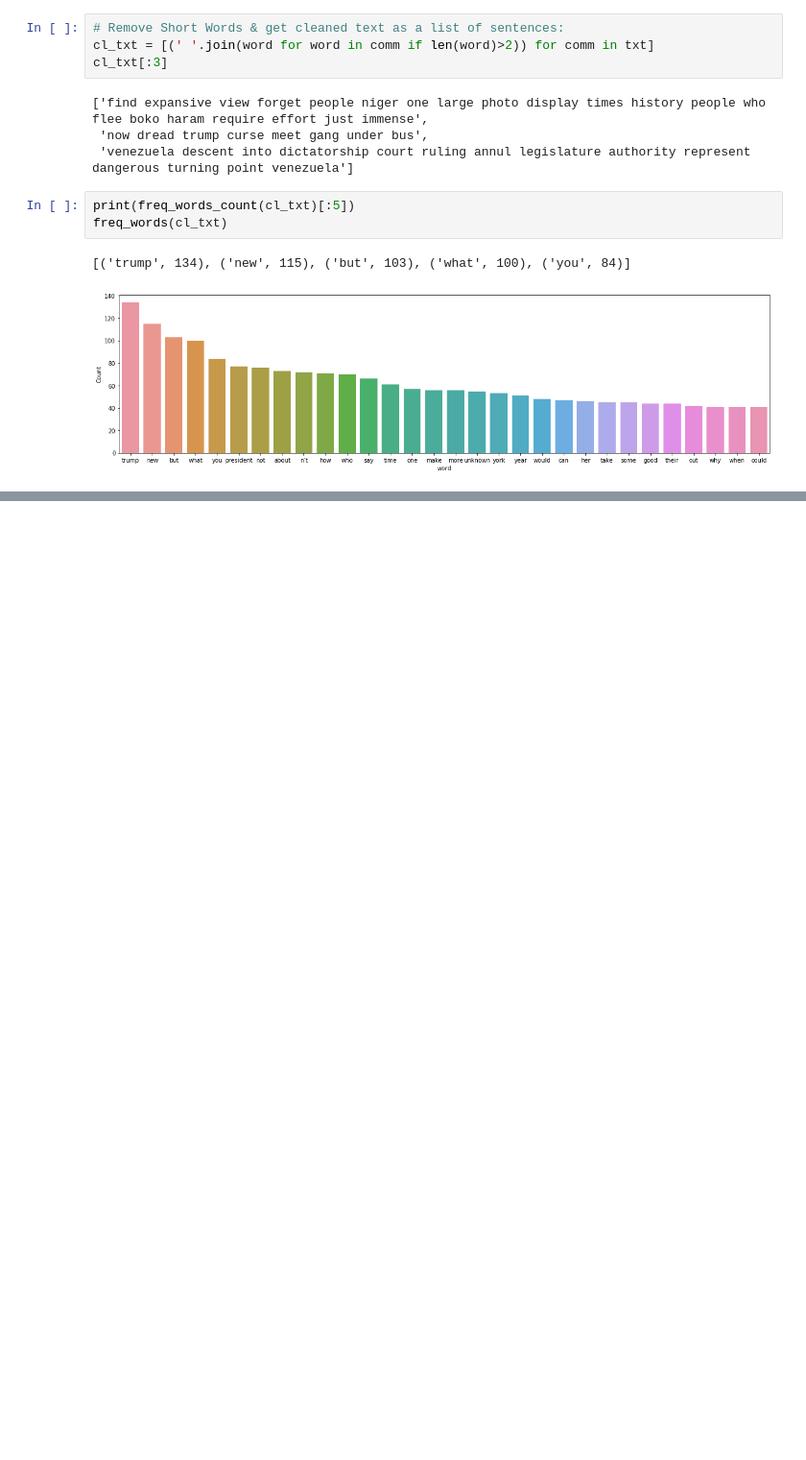
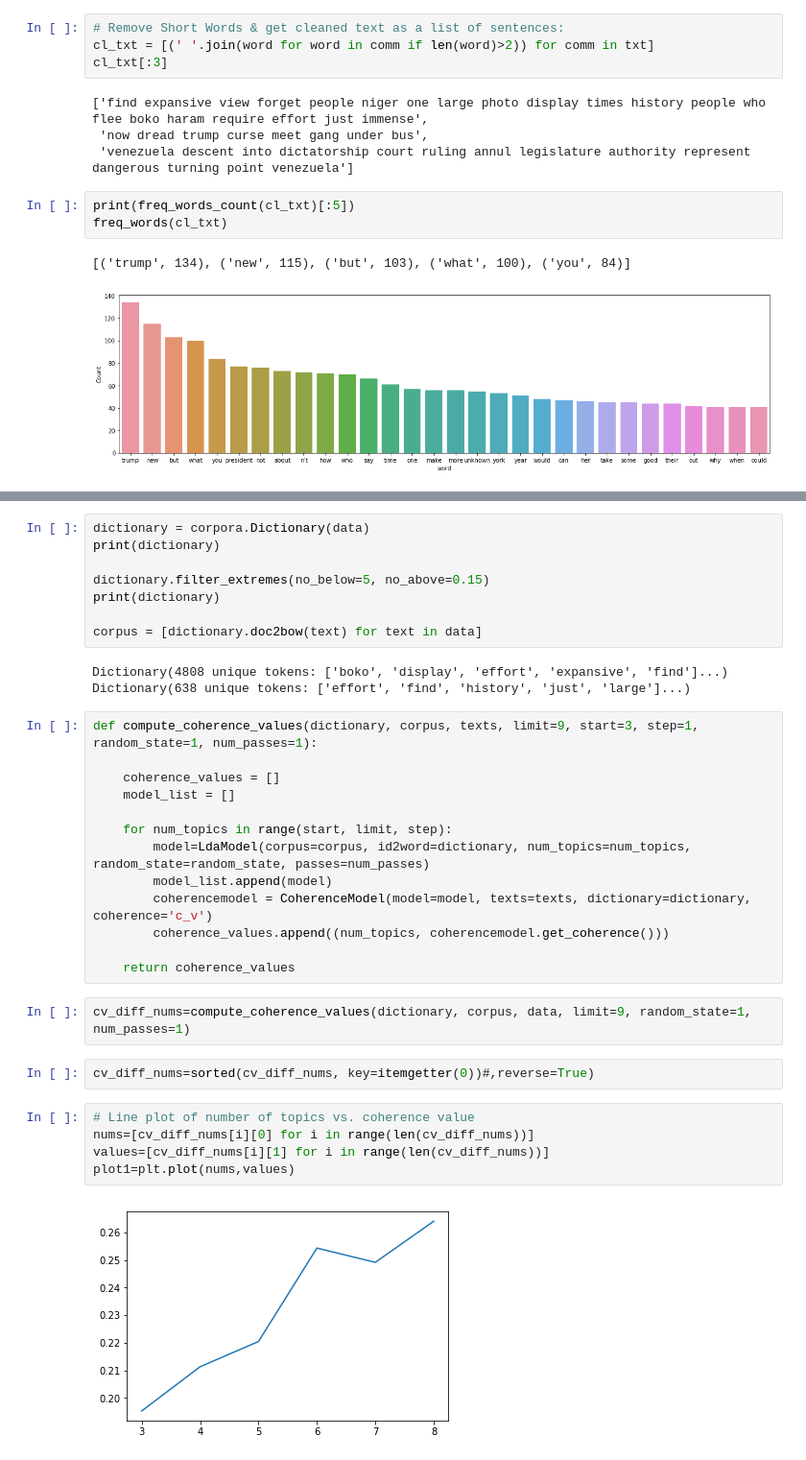
Before and after one commit to atul6876/NYT_Topic_Modeling, a Jupyter notebook: NewYorkTimes_Topic_Modeling.ipynb, the cells around one changed output, grey strips where cells are left out. Shown: that part at 96% size. Cells and saved outputs as stored; diff of their text form; blank space fills up the shorter version.

```diff
--- a/NewYorkTimes_Topic_Modeling.ipynb
+++ b/NewYorkTimes_Topic_Modeling.ipynb
@@ -223,0 +239,35 @@ freq_words(cl_txt)
+# %%
+dictionary = corpora.Dictionary(data)
+print(dictionary)
+
+dictionary.filter_extremes(no_below=5, no_above=0.15)
+print(dictionary)
+
+corpus = [dictionary.doc2bow(text) for text in data]
+# %% [output]
+Dictionary(4808 unique tokens: ['boko', 'display', 'effort', 'expansive', 'find']...)
+Dictionary(638 unique tokens: ['effort', 'find', 'history', 'just', 'large']...)
+# %%
+def compute_coherence_values(dictionary, corpus, texts, limit=9, start=3, step=1, random_state=1, num_passes=1):
+
+    coherence_values = []
+    model_list = []
+
+    for num_topics in range(start, limit, step):
+        model=LdaModel(corpus=corpus, id2word=dictionary, num_topics=num_topics, random_state=random_state, passes=num_passes)
+        model_list.append(model)
+        coherencemodel = CoherenceModel(model=model, texts=texts, dictionary=dictionary, coherence='c_v')
+        coherence_values.append((num_topics, coherencemodel.get_coherence()))
+
+    return coherence_values
+# %%
+cv_diff_nums=compute_coherence_values(dictionary, corpus, data, limit=9, random_state=1, num_passes=1)
+# %%
+cv_diff_nums=sorted(cv_diff_nums, key=itemgetter(0))#,reverse=True)
+# %%
+# Line plot of number of topics vs. coherence value
+nums=[cv_diff_nums[i][0] for i in range(len(cv_diff_nums))]
+values=[cv_diff_nums[i][1] for i in range(len(cv_diff_nums))]
+plot1=plt.plot(nums,values)
+# %% [output]
+[figure, added]
```
Also changed, not shown: parts of 6 cells of this notebook.
